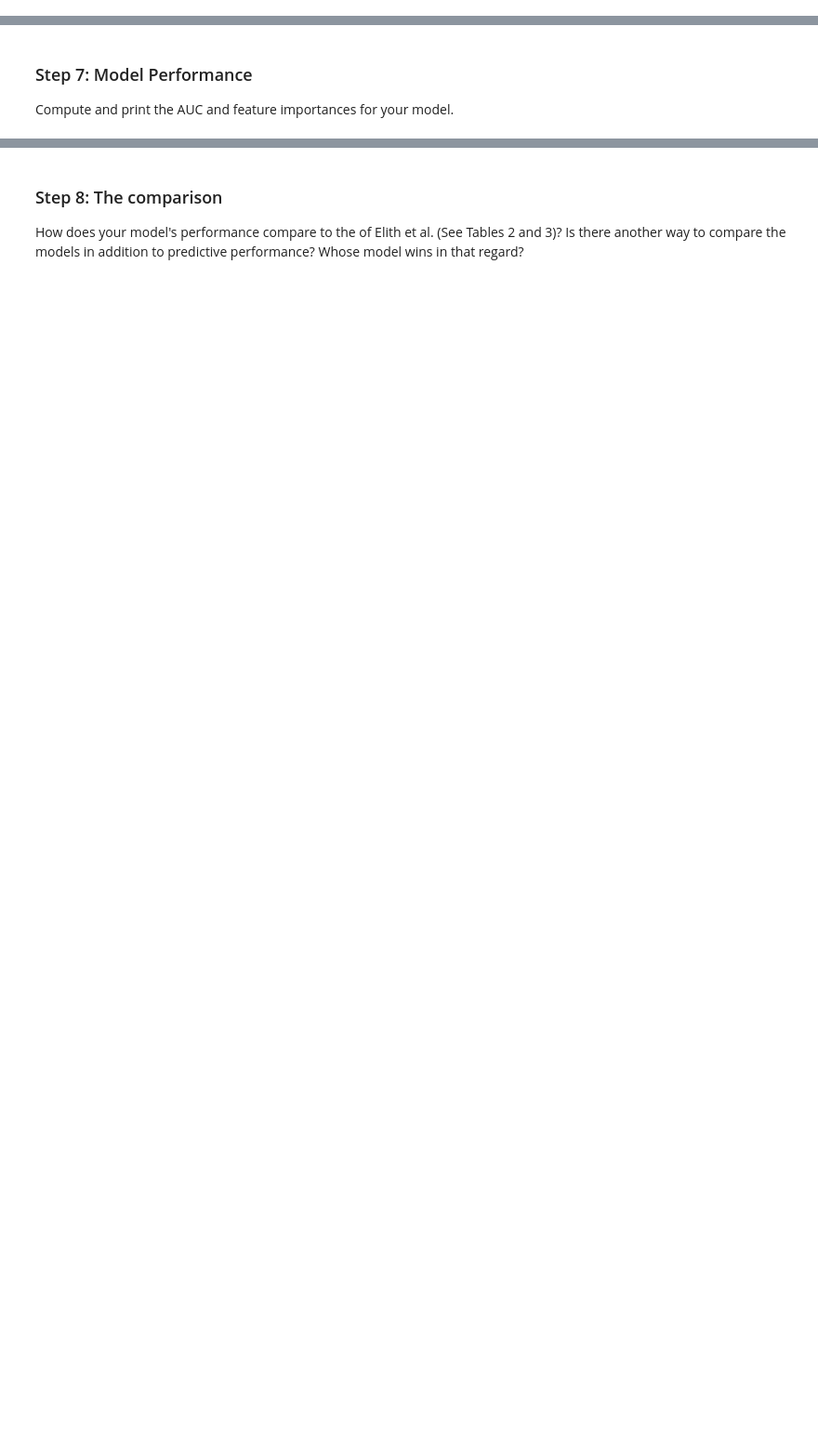
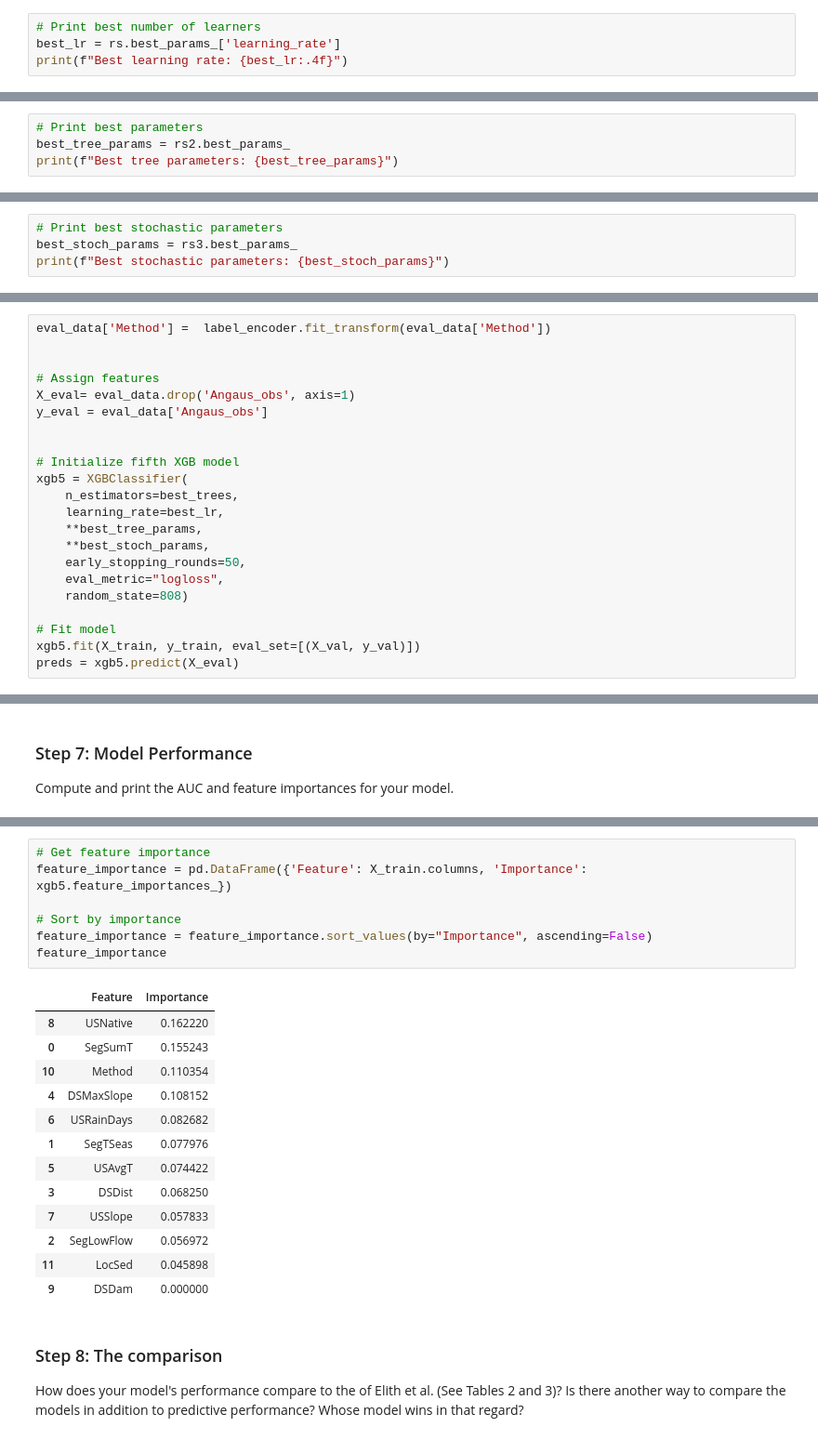
Before and after one commit to kimberleewong/EDS232-labs, a Jupyter notebook: Week7/Lab7-xgb-eels.ipynb, the cells around one changed output, grey strips where cells are left out. Shown at 93% size. Saved outputs shown, nothing was run; the diff lists cells and outputs as text; blank space fills up the shorter version.

```diff
--- a/Week7/Lab7-xgb-eels.ipynb
+++ b/Week7/Lab7-xgb-eels.ipynb
@@ -98,0 +191,4 @@ After using `RandomizedSearchCV`, fit your model. Print the best learning rate.
+# %%
+# Print best number of learners
+best_lr = rs.best_params_['learning_rate']
+print(f"Best learning rate: {best_lr:.4f}")
@@ -109,0 +269,4 @@ To find the best combination, we again use `RandomizedSearchCV`, allowing us to
+# %%
+# Print best parameters
+best_tree_params = rs2.best_params_
+print(f"Best tree parameters: {best_tree_params}")
@@ -119,0 +347,4 @@ We again use `RandomizedSearchCV` to find the best combination of these paramete
+# %%
+# Print best stochastic parameters
+best_stoch_params = rs3.best_params_
+print(f"Best stochastic parameters: {best_stoch_params}")
@@ -129,0 +381,22 @@ With the best hyperparameters selected, we now train the final model on the full
+# %%
+eval_data['Method'] =  label_encoder.fit_transform(eval_data['Method'])
+
+
+# Assign features
+X_eval= eval_data.drop('Angaus_obs', axis=1)
+y_eval = eval_data['Angaus_obs']
+
+
+# Initialize fifth XGB model
+xgb5 = XGBClassifier(
+    n_estimators=best_trees,
+    learning_rate=best_lr,
+    **best_tree_params,
+    **best_stoch_params,
+    early_stopping_rounds=50,
+    eval_metric="logloss",
+    random_state=808)
+
+# Fit model
+xgb5.fit(X_train, y_train, eval_set=[(X_val, y_val)])
+preds = xgb5.predict(X_eval)
@@ -134,3 +434,24 @@ Compute and print the AUC and feature importances for your model.
+# %%
+# Get feature importance
+feature_importance = pd.DataFrame({'Feature': X_train.columns, 'Importance': xgb5.feature_importances_})
+
+# Sort by importance
+feature_importance = feature_importance.sort_values(by="Importance", ascending=False)
+feature_importance
+# %% [output]
+|  | Feature | Importance |
+| 8 | USNative | 0.162220 |
+| 0 | SegSumT | 0.155243 |
+| 10 | Method | 0.110354 |
+| 4 | DSMaxSlope | 0.108152 |
+| 6 | USRainDays | 0.082682 |
+| 1 | SegTSeas | 0.077976 |
+| 5 | USAvgT | 0.074422 |
+| 3 | DSDist | 0.068250 |
+| 7 | USSlope | 0.057833 |
+| 2 | SegLowFlow | 0.056972 |
+| 11 | LocSed | 0.045898 |
+| 9 | DSDam | 0.000000 |
 # %% [markdown]
 ### Step 8: The comparison
 How does your model's performance compare to the of Elith et al. (See Tables 2 and 3)?  Is there another way to compare the models in addition to predictive performance?  Whose model wins in that regard?
```
Also changed, not shown: parts of 11 cells of this notebook.
